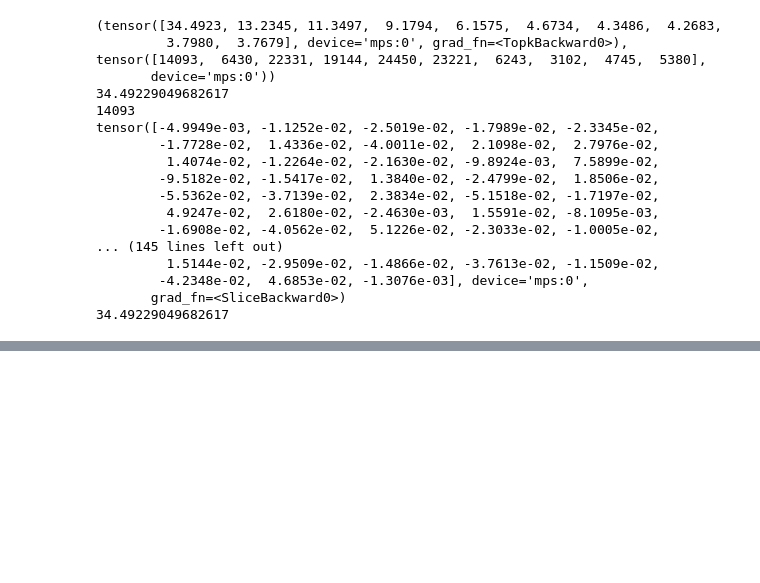
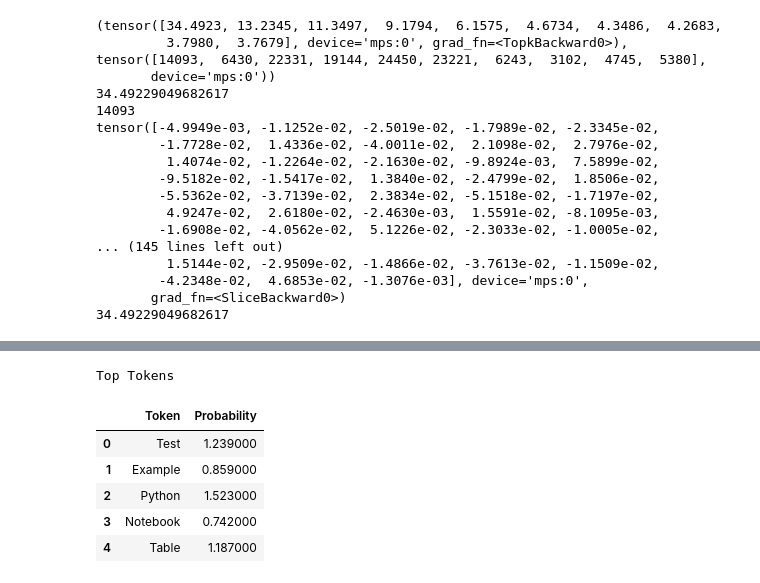
Before and after one commit to slavachalnev/steering, a Jupyter notebook: matt_scratch/logit_eval.ipynb, the cells around one changed output, grey strips where cells are left out. Drawn from its saved outputs; the diff is of its cells as text; code cells hidden in the pictures; blank space fills up the shorter version.

```diff
--- a/matt_scratch/logit_eval.ipynb
+++ b/matt_scratch/logit_eval.ipynb
@@ -298,0 +310,60 @@ print(top_logit)
+# %%
+import pandas as pd
+from IPython.display import display
+
+# Create a sample dataset
+data = [
+    ["Test", 1.239],
+    ["Example", 0.859],
+    ["Python", 1.523],
+    ["Notebook", 0.742],
+    ["Table", 1.187]
+]
+
+# Create a pandas DataFrame
+df = pd.DataFrame(data, columns=["Token", "Probability"])
+
+# Define custom styles
+styles = [
+    {'selector': 'th', 'props': [('background-color', '#dddddd'),
+                                 ('color', 'black'),
+                                 ('text-align', 'center'),
+                                 ('padding', '10px'),
+                                 ('font-size', '16px'),
+                                 ('border-bottom', '2px solid #ccc')]},
+    {'selector': 'td', 'props': [('text-align', 'center'),
+                                 ('padding', '8px'),
+                                 ('font-size', '14px'),
+                                 ('border-bottom', '1px solid #ccc'),
+                                 ('color', 'black')]},
+    {'selector': 'tr:nth-child(odd)', 'props': [('background-color', '#f9f9f9')]},
+    {'selector': 'tr:nth-child(even)', 'props': [('background-color', 'white')]},
+    {'selector': 'table', 'props': [('border-collapse', 'collapse'),
+                                    ('width', '50%'),
+                                    ('margin', '25px 0'),
+                                    ('font-family', 'Arial, sans-serif'),
+                                    ('border-radius', '8px'),
+                                    ('overflow', 'hidden')]},
+    {'selector': 'caption', 'props': [('caption-side', 'top'),
+                                      ('font-size', '18px'),
+                                      ('font-weight', 'bold'),
+                                      ('margin-bottom', '10px')]}
+]
+
+# Additional styles for hover effect and column width
+hover_styles = [
+    {'selector': 'tbody tr:hover', 'props': [('background-color', '#e0e0e0')]}
+]
+
+# Apply the styles to the DataFrame and add a title
+styled_df = df.style.set_table_styles(styles).set_caption("Top Tokens")
+styled_df = styled_df.set_table_styles(hover_styles, overwrite=False)
+display(styled_df)
+# %% [output]
+Top Tokens
+|  | Token | Probability |
+| 0 | Test | 1.239000 |
+| 1 | Example | 0.859000 |
+| 2 | Python | 1.523000 |
+| 3 | Notebook | 0.742000 |
+| 4 | Table | 1.187000 |
```
Also changed, not shown: parts of 21 cells of this notebook, 5 other files.
